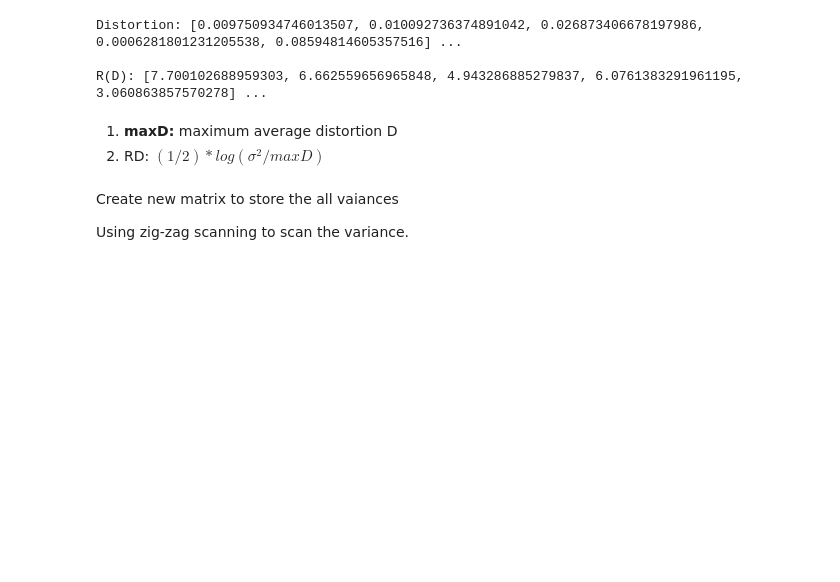
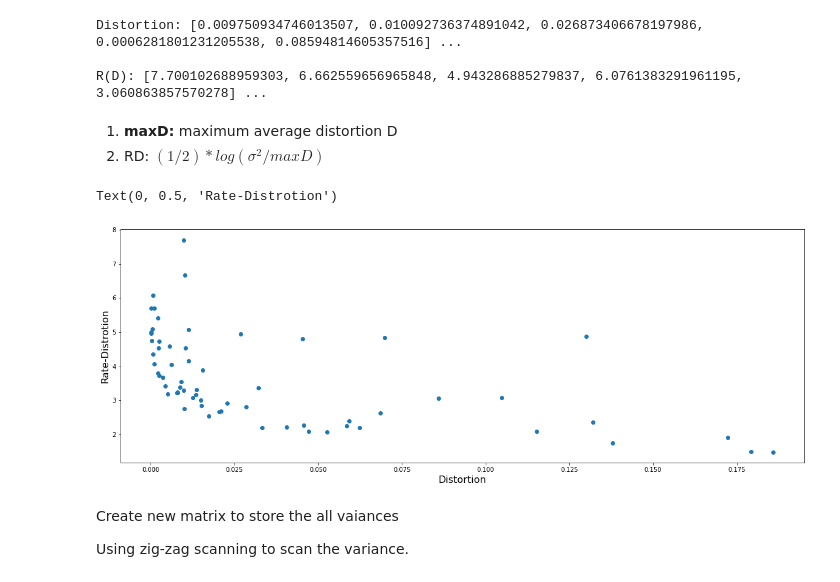
Before and after one commit to pantelis-classes/CS652-3, a Jupyter notebook: Semi_Final/SemiFinal.ipynb, the cells around one changed output. Saved outputs shown, nothing was run; the diff lists cells and outputs as text; code cells hidden in the pictures; blank space fills up the shorter version.

```diff
--- a/Semi_Final/SemiFinal.ipynb
+++ b/Semi_Final/SemiFinal.ipynb
@@ -200,18 +184,18 @@ If we print out one of the 8*8 block, the first coefficient is much larger than
 # %%
-new_array = []
+# new_array = []
 new_qarray = []
 new_imarray = []
 
 for i in range(len(array[0])):
-  arr = []
+  # arr = []
   qarr = []
   imarr = []
   for j in range(len(array)):
-    arr.append(array[j][i])
+    # arr.append(array[j][i])
     qarr.append(qarray[j][i])
     imarr.append(imarray[j][i])
 
-  new_array.append(arr)
+  # new_array.append(arr)
   new_qarray.append(qarr)
   new_imarray.append(imarr)
 # %%
@@ -253,6 +237,13 @@ R(D): [7.700102688959303, 6.662559656965848, 4.943286885279837, 6.07613832919611
 # %% [markdown]
 1. **maxD:** maximum average distortion D
 2. RD: $(1/2) * log(\sigma^2/maxD)$
+# %%
+plt.scatter(D, RD_list)
+plt.xlabel("Distortion", fontsize=16)
+plt.ylabel("Rate-Distrotion", fontsize=16)
+# %% [output]
+Text(0, 0.5, 'Rate-Distrotion')
+[figure, added]
 # %%
 mat = np.zeros((8,8))
 index = 0
```
Also changed, not shown: parts of 8 cells of this notebook.
